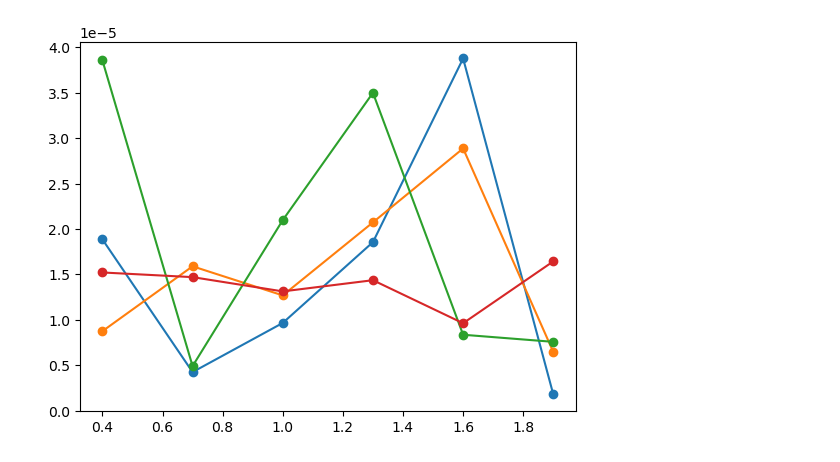
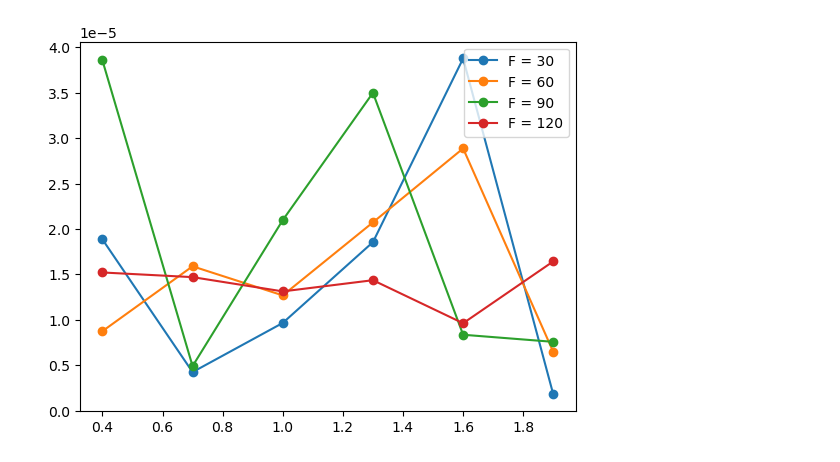
Before and after one commit to JiPang22/cell2, a Jupyter notebook: aa.ipynb, the cells around one changed output. Drawn from its saved outputs; the diff is of its cells as text; code cells hidden in the pictures.

```diff
--- a/aa.ipynb
+++ b/aa.ipynb
@@ -3,32 +3,33 @@ import numpy as np
 import pandas as pd
 import matplotlib.pyplot as plt
 
 om_ext = [0.4, 0.7, 1.0, 1.3, 1.6, 1.9]   #외부 주파수
 F = [30, 60, 90, 120]   #외부 힘
 A_om = np.zeros(6)
 
 
 dt = 1.e-7
 
-for n in range(3,4):  #힘 인덱스
+for n in range(4):  #힘 인덱스
     for k in range(6):  #주파수 인덱스
 
         df = pd.read_csv(f'{F[n]}/C1Trace0000{k}.csv',sep=',',skiprows=50006)   #50006까지 데이터 스킵
 
         time = df.iloc[:,0]
         voltage = df.iloc[:,1]
 
         sumRE = 0
         sumIM = 0
 
 
         for i in range(50000):
 
             sumRE += dt * voltage[i] * np.cos(om_ext[k] * time[i])
             sumIM += dt * voltage[i] * np.sin(om_ext[k] * time[i])
 
         A_om[k] = np.sqrt(sumRE ** 2 + sumIM ** 2)  #주파수 반응 저장
 
     plt.plot(om_ext, A_om,marker='o', label=f'F = {F[n]}')
+    plt.legend()
 # %% [output]
-[figure, old version]
+[figure, new version]
```
Also changed, not shown: parts of 1 cell of this notebook.
